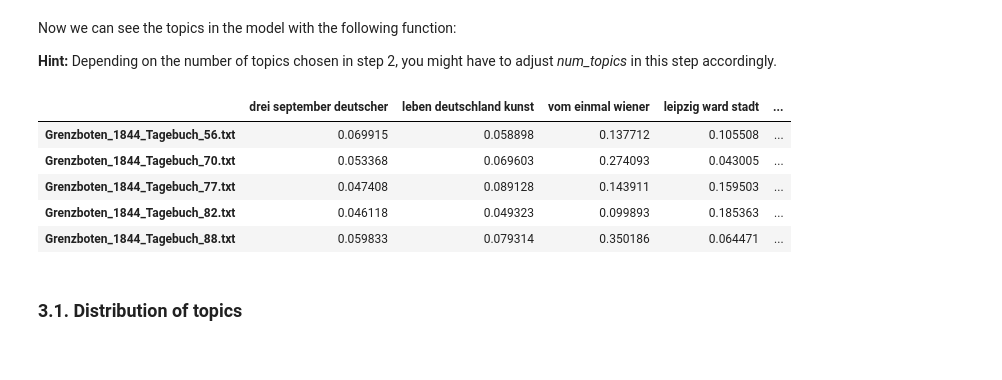
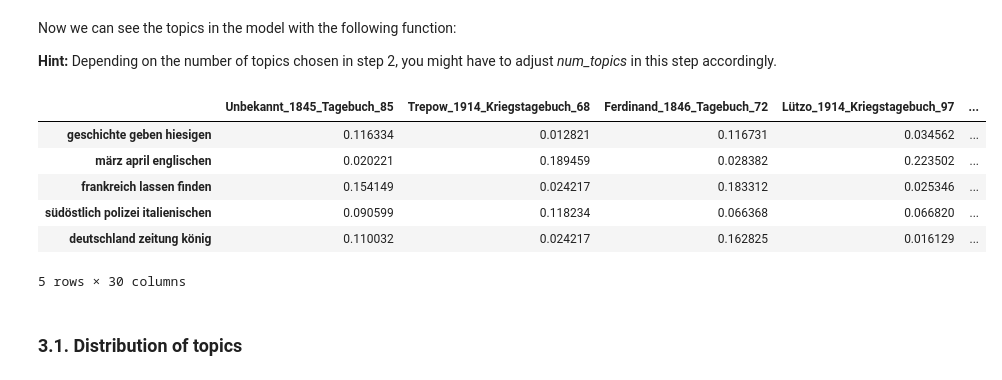
Before and after one commit to pielstroem/Topics, a Jupyter notebook: IntroducingMallet.ipynb, the cells around one changed output. Cells and saved outputs as stored; diff of their text form; code cells hidden in the pictures.

```diff
--- a/IntroducingMallet.ipynb
+++ b/IntroducingMallet.ipynb
@@ -291,6 +279,6 @@ Wall time: 235 ms
 
 The generated model object can now be translated into a human-readable document-topic matrix (that is a actually a pandas data frame) that constitutes our principle exchange format for topic modeling results. For generating the matrix from a Gensim model, we can use the following function:
 # %%
-topics = postprocessing.show_topics(topic_keys_file='tutorial_supplementals/mallet_output/topic_keys.txt')
+topics = postprocessing.show_topics(topic_keys_file='tutorial_supplementals/mallet_output/topics.txt')
 topics
 # %% [output]
@@ -313,15 +301,16 @@ Now we can see the topics in the model with the following function:
 **Hint:** Depending on the number of topics chosen in step 2, you might have to adjust *num_topics* in this step accordingly.
 # %%
 document_topics = postprocessing.show_document_topics(topics=topics,
-                                                      doc_topics_file='tutorial_supplementals/mallet_output/doc_topics.txt')
+                                                      doc_topics_file='tutorial_supplementals/mallet_output/document_topics.txt')
 document_topics[:5]
 # %% [output]
-|  | drei september deutscher | leben deutschland kunst | vom einmal wiener | leipzig ward stadt | ... |
-| Grenzboten_1844_Tagebuch_56.txt | 0.069915 | 0.058898 | 0.137712 | 0.105508 | ... |
-| Grenzboten_1844_Tagebuch_70.txt | 0.053368 | 0.069603 | 0.274093 | 0.043005 | ... |
-| Grenzboten_1844_Tagebuch_77.txt | 0.047408 | 0.089128 | 0.143911 | 0.159503 | ... |
-| Grenzboten_1844_Tagebuch_82.txt | 0.046118 | 0.049323 | 0.099893 | 0.185363 | ... |
-| Grenzboten_1844_Tagebuch_88.txt | 0.059833 | 0.079314 | 0.350186 | 0.064471 | ... |
+|  | Unbekannt_1845_Tagebuch_85 | Trepow_1914_Kriegstagebuch_68 | Ferdinand_1846_Tagebuch_72 | Lützo_1914_Kriegstagebuch_97 | ... |
+| geschichte geben hiesigen | 0.116334 | 0.012821 | 0.116731 | 0.034562 | ... |
+| märz april englischen | 0.020221 | 0.189459 | 0.028382 | 0.223502 | ... |
+| frankreich lassen finden | 0.154149 | 0.024217 | 0.183312 | 0.025346 | ... |
+| südöstlich polizei italienischen | 0.090599 | 0.118234 | 0.066368 | 0.066820 | ... |
+| deutschland zeitung könig | 0.110032 | 0.024217 | 0.162825 | 0.016129 | ... |
+5 rows × 30 columns
 # %% [markdown]
 ### 3.1. Distribution of topics
 # %% [markdown]
```
Also changed, not shown: parts of 33 cells of this notebook.
